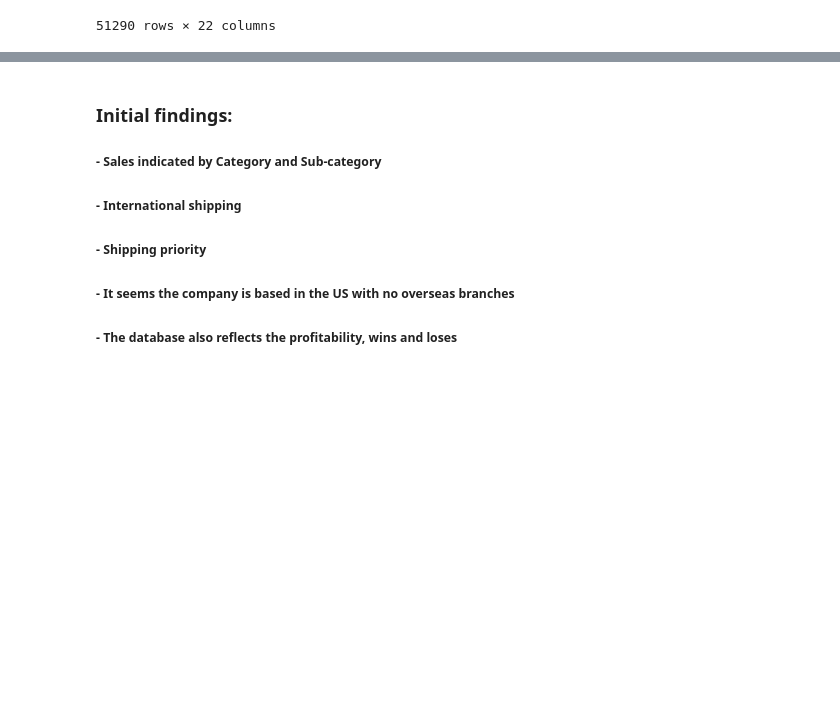
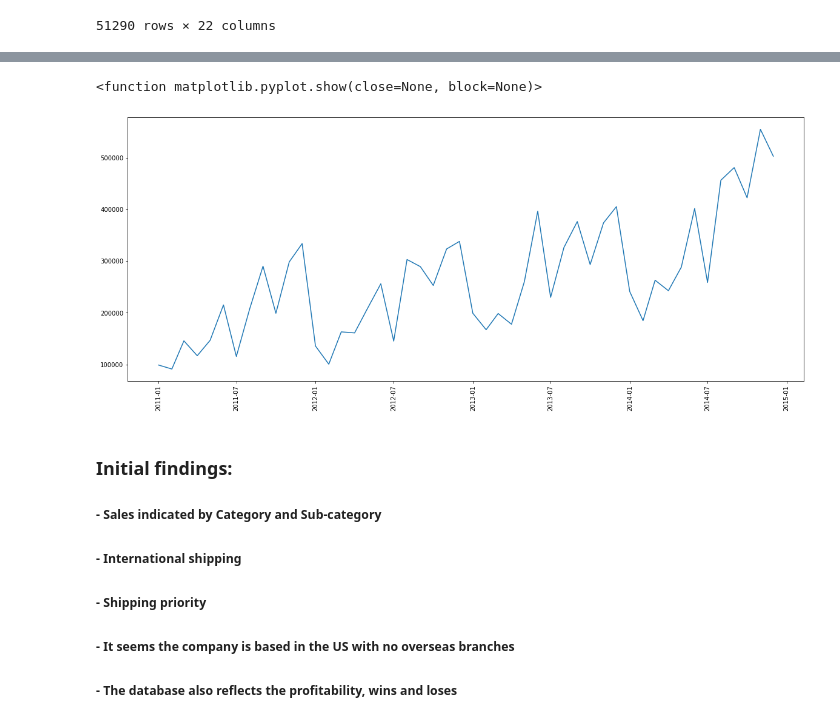
Before and after one commit to GaboRenovation/Bootcamp_final, a Jupyter notebook: database_clean.ipynb, the cells around one changed output, grey strips where cells are left out. Cells and saved outputs as stored; diff of their text form; code cells hidden in the pictures; blank space fills up the shorter version.

```diff
--- a/database_clean.ipynb
+++ b/database_clean.ipynb
@@ -115,0 +232,4 @@ database_cleaned02
+# %%
+database['Order Date']=pd.to_datetime(database['Order Date'])
+month_df=database.resample('MS', on='Order Date').sum()
+month_df.drop(columns=['Row ID','Postal Code'])
@@ -116,3 +255,12 @@ database_cleaned02
+# %%
+import matplotlib.pyplot as plt
+fig=plt.figure(figsize=(20,8))
+plt.plot(month_df['Sales'])
+plt.xticks(rotation=90)
+plt.show
+# %% [output]
+<function matplotlib.pyplot.show(close=None, block=None)>
+[figure, added]
 # %% [markdown]
 ### Initial findings:
 
```
Also changed, not shown: parts of 12 cells of this notebook.
